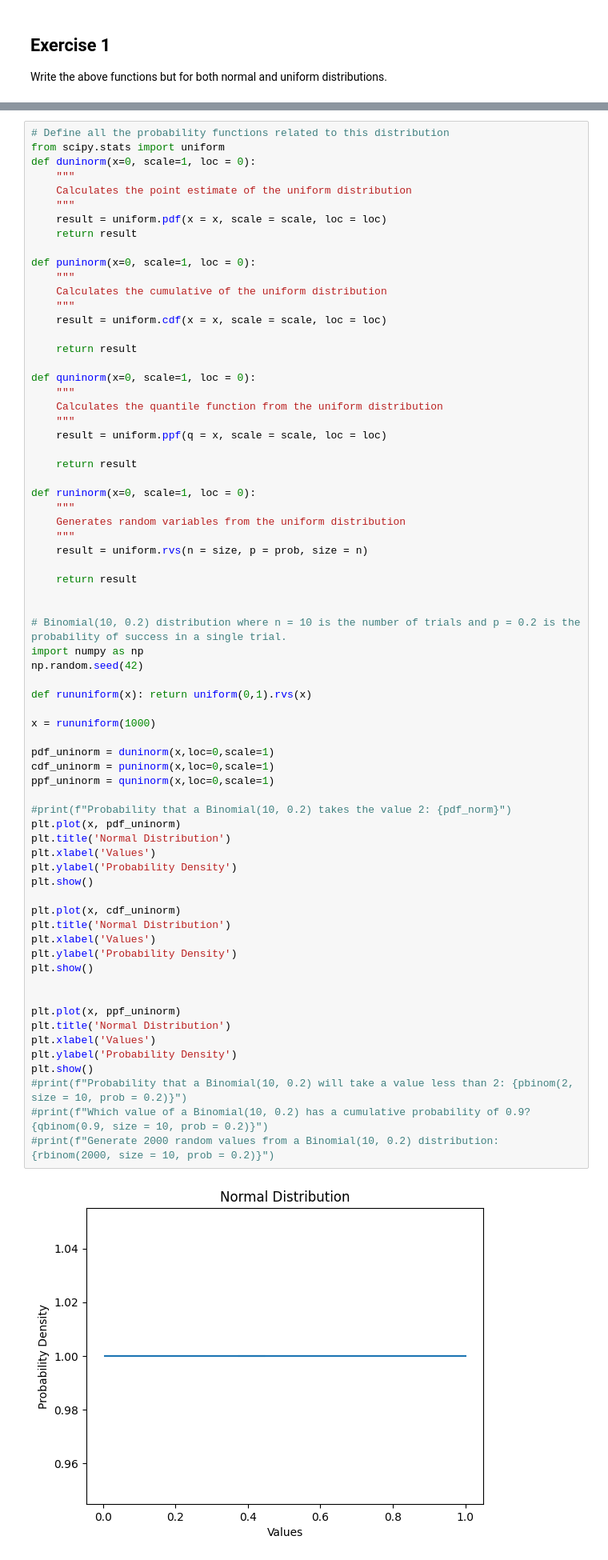
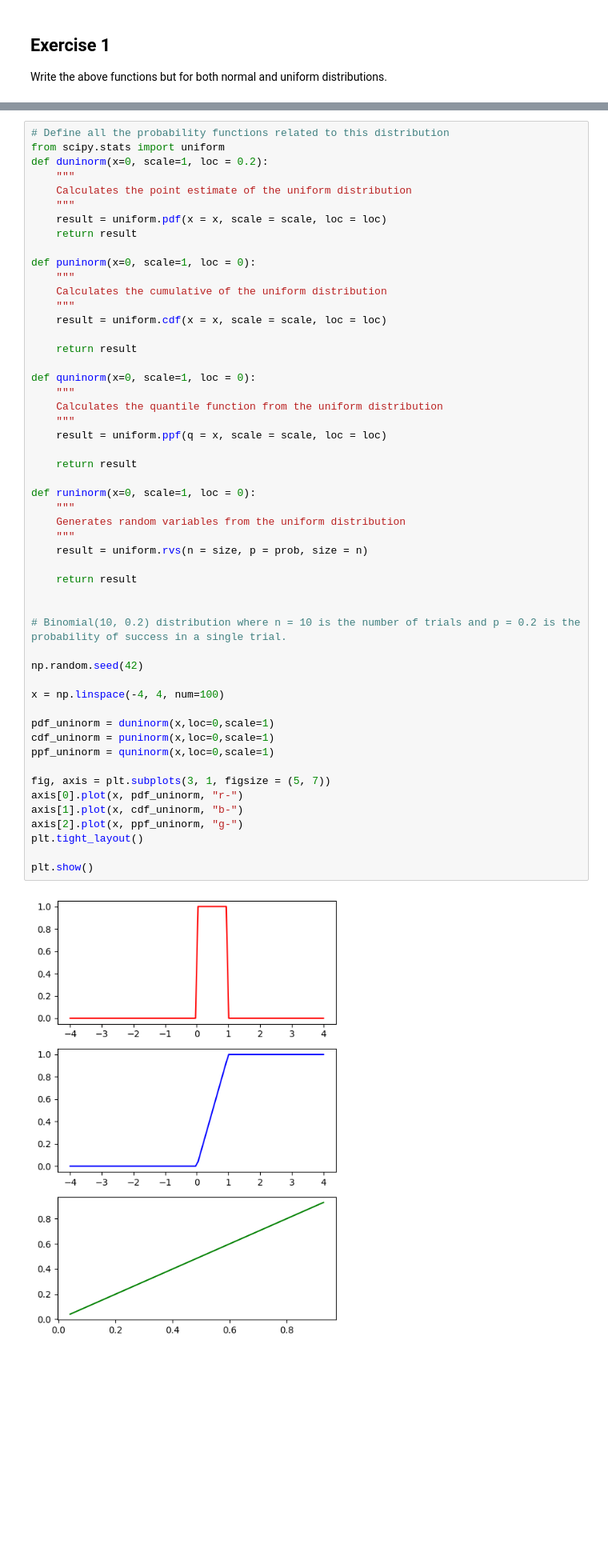
Before and after one commit to milser/probability-distribution-exercises-project-with-python, a Jupyter notebook: notebook/problems.ipynb, the cells around one changed output, grey strips where cells are left out. Shown at 80% size. Cells and saved outputs as stored; diff of their text form; blank space fills up the shorter version.

```diff
--- a/notebook/problems.ipynb
+++ b/notebook/problems.ipynb
@@ -160,7 +146,7 @@ plt.show()
 # %%
 # Define all the probability functions related to this distribution
 from scipy.stats import uniform
-def duninorm(x=0, scale=1, loc = 0):
+def duninorm(x=0, scale=1, loc = 0.2):
     """
     Calculates the point estimate of the uniform distribution
     """
@@ -175,56 +161,39 @@ def puninorm(x=0, scale=1, loc = 0):
 
     return result
 
 def quninorm(x=0, scale=1, loc = 0):
     """
     Calculates the quantile function from the uniform distribution
     """
     result = uniform.ppf(q = x, scale = scale, loc = loc)
 
     return result
 
 def runinorm(x=0, scale=1, loc = 0):
     """
     Generates random variables from the uniform distribution
     """
     result = uniform.rvs(n = size, p = prob, size = n)
 
     return result
 
 
 # Binomial(10, 0.2) distribution where n = 10 is the number of trials and p = 0.2 is the probability of success in a single trial.
-import numpy as np
+
 np.random.seed(42)
 
-def rununiform(x): return uniform(0,1).rvs(x)
-
-x = rununiform(1000)
+x = np.linspace(-4, 4, num=100)
 
 pdf_uninorm = duninorm(x,loc=0,scale=1)
 cdf_uninorm = puninorm(x,loc=0,scale=1)
 ppf_uninorm = quninorm(x,loc=0,scale=1)
 
-#print(f"Probability that a Binomial(10, 0.2) takes the value 2: {pdf_norm}")
-plt.plot(x, pdf_uninorm)
-plt.title('Normal Distribution')
-plt.xlabel('Values')
-plt.ylabel('Probability Density')
+fig, axis = plt.subplots(3, 1, figsize = (5, 7))
+axis[0].plot(x, pdf_uninorm, "r-")
+axis[1].plot(x, cdf_uninorm, "b-")
+axis[2].plot(x, ppf_uninorm, "g-")
+plt.tight_layout()
+
 plt.show()
-
-plt.plot(x, cdf_uninorm)
-plt.title('Normal Distribution')
-plt.xlabel('Values')
-plt.ylabel('Probability Density')
-plt.show()
-
-
-plt.plot(x, ppf_uninorm)
-plt.title('Normal Distribution')
-plt.xlabel('Values')
-plt.ylabel('Probability Density')
-plt.show()
-#print(f"Probability that a Binomial(10, 0.2) will take a value less than 2: {pbinom(2, size = 10, prob = 0.2)}")
-#print(f"Which value of a Binomial(10, 0.2) has a cumulative probability of 0.9? {qbinom(0.9, size = 10, prob = 0.2)}")
-#print(f"Generate 2000 random values from a Binomial(10, 0.2) distribution: {rbinom(2000, size = 10, prob = 0.2)}")
 # %% [output]
-[figure, old version]
+[figure, new version]
```
Also changed, not shown: parts of 2 cells of this notebook.
